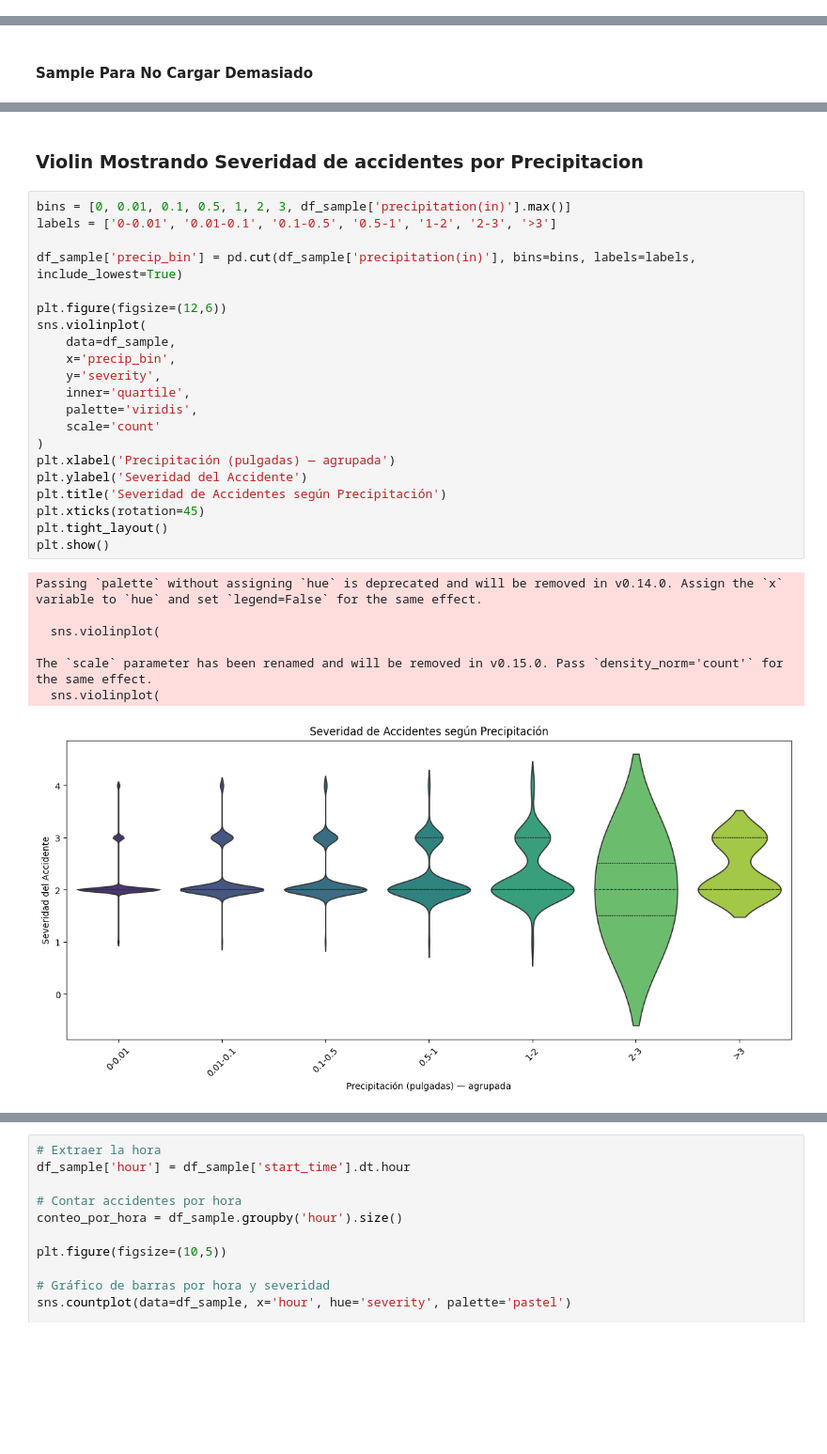
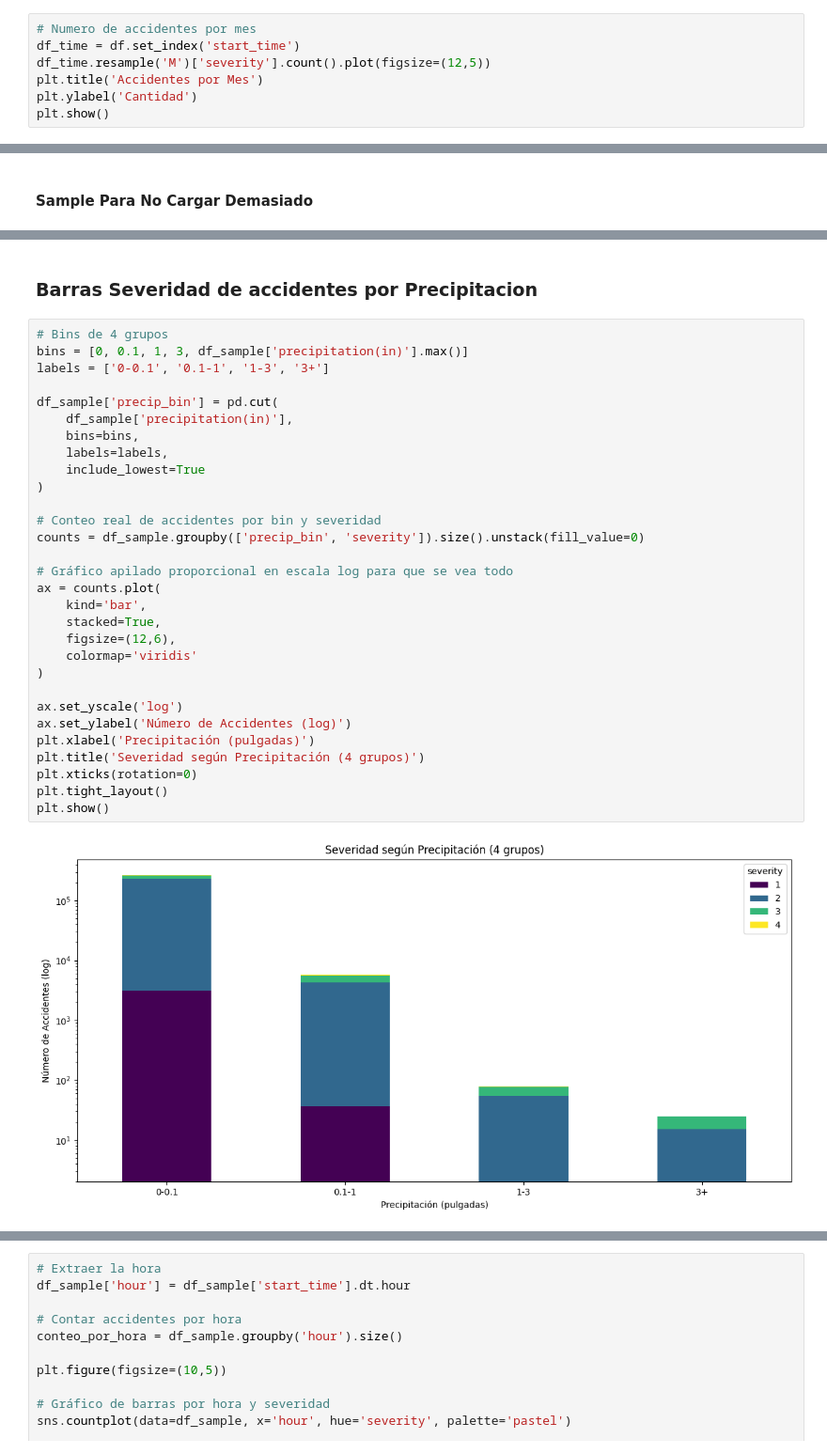
Before and after one commit to JBuxo/proyecto-1-jbuxo, a Jupyter notebook: notebooks/eda_accidentes.ipynb, the cells around one changed output, grey strips where cells are left out. Shown at 94% size. Saved outputs shown, nothing was run; the diff lists cells and outputs as text; blank space fills up the shorter version.

```diff
--- a/notebooks/eda_accidentes.ipynb
+++ b/notebooks/eda_accidentes.ipynb
@@ -67,3 +92,10 @@ plt.tight_layout()
 plt.show()
 # %% [output]
 [figure]
+# %%
+# Numero de accidentes por mes
+df_time = df.set_index('start_time')
+df_time.resample('M')['severity'].count().plot(figsize=(12,5))
+plt.title('Accidentes por Mes')
+plt.ylabel('Cantidad')
+plt.show()
@@ -114,33 +178,36 @@ df_sample.sample(3)
 3 rows × 38 columns
 # %% [markdown]
-### Violin Mostrando Severidad de accidentes por Precipitacion
+### Barras Severidad de accidentes por Precipitacion
 # %%
-bins = [0, 0.01, 0.1, 0.5, 1, 2, 3, df_sample['precipitation(in)'].max()]
-labels = ['0-0.01', '0.01-0.1', '0.1-0.5', '0.5-1', '1-2', '2-3', '>3']
+# Bins de 4 grupos
+bins = [0, 0.1, 1, 3, df_sample['precipitation(in)'].max()]
+labels = ['0-0.1', '0.1-1', '1-3', '3+']
 
-df_sample['precip_bin'] = pd.cut(df_sample['precipitation(in)'], bins=bins, labels=labels, include_lowest=True)
+df_sample['precip_bin'] = pd.cut(
+    df_sample['precipitation(in)'],
+    bins=bins,
+    labels=labels,
+    include_lowest=True
+)
 
-plt.figure(figsize=(12,6))
-sns.violinplot(
-    data=df_sample,
-    x='precip_bin',
-    y='severity',
-    inner='quartile',
-    palette='viridis',
-    scale='count'
+# Conteo real de accidentes por bin y severidad
+counts = df_sample.groupby(['precip_bin', 'severity']).size().unstack(fill_value=0)
+
+# Gráfico apilado proporcional en escala log para que se vea todo
+ax = counts.plot(
+    kind='bar',
+    stacked=True,
+    figsize=(12,6),
+    colormap='viridis'
 )
-plt.xlabel('Precipitación (pulgadas) — agrupada')
-plt.ylabel('Severidad del Accidente')
-plt.title('Severidad de Accidentes según Precipitación')
-plt.xticks(rotation=45)
+
+ax.set_yscale('log')
+ax.set_ylabel('Número de Accidentes (log)')
+plt.xlabel('Precipitación (pulgadas)')
+plt.title('Severidad según Precipitación (4 grupos)')
+plt.xticks(rotation=0)
 plt.tight_layout()
 plt.show()
 # %% [output]
-Passing `palette` without assigning `hue` is deprecated and will be removed in v0.14.0. Assign the `x` variable to `hue` and set `legend=False` for the same effect.
-
-  sns.violinplot(
-
-The `scale` parameter has been renamed and will be removed in v0.15.0. Pass `density_norm='count'` for the same effect.
-  sns.violinplot(
-[figure, old version]
+[figure, new version]
 # %% [markdown]
```
Also changed, not shown: parts of 9 cells of this notebook, 5 other files.
